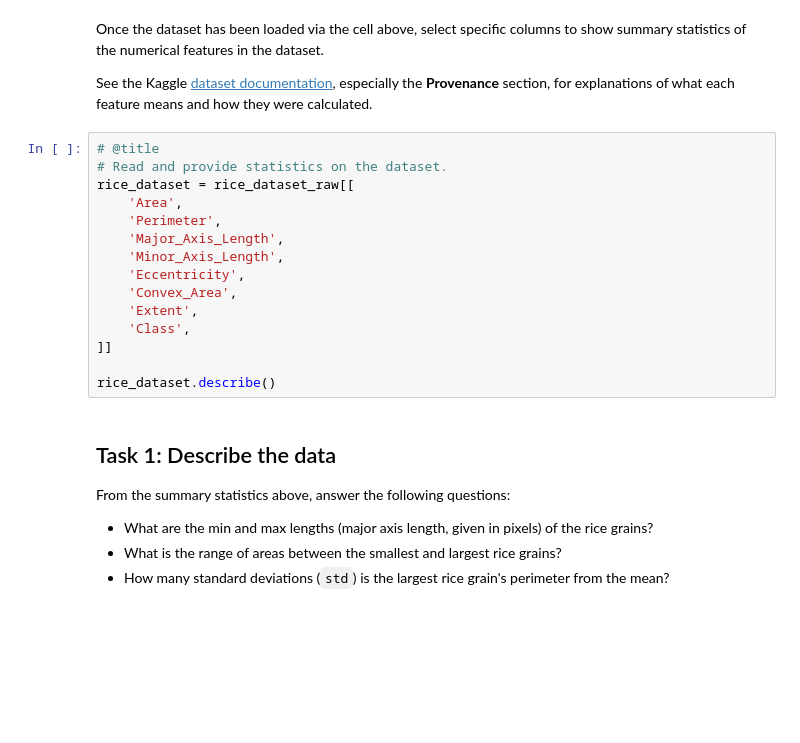
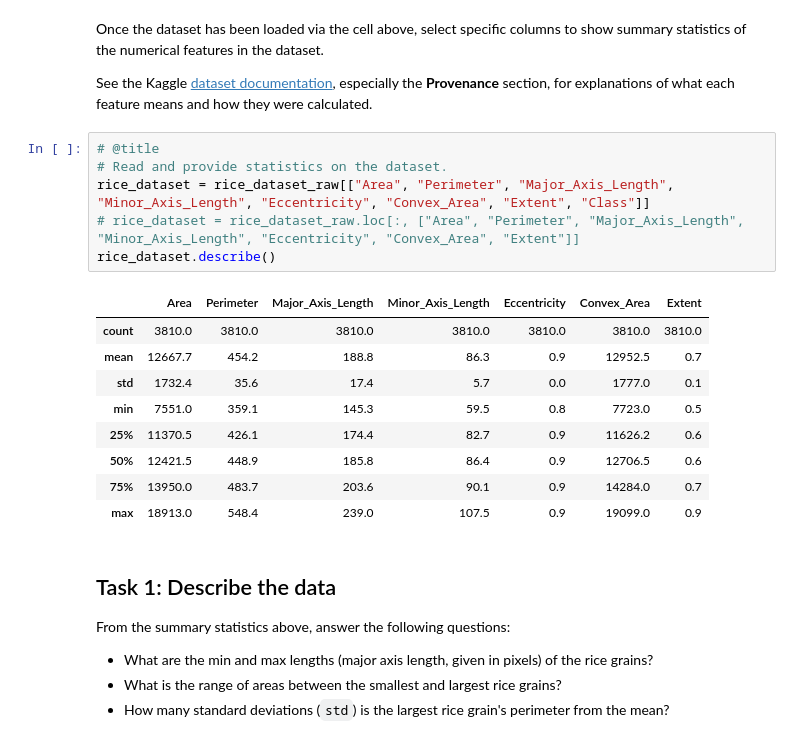
Before and after one commit to kocakcan/async_python, a Jupyter notebook: ml/cc/exercises/binary_classification_rice.ipynb, the cells around one changed output. Saved outputs shown, nothing was run; the diff lists cells and outputs as text; blank space fills up the shorter version.

```diff
--- a/ml/cc/exercises/binary_classification_rice.ipynb
+++ b/ml/cc/exercises/binary_classification_rice.ipynb
@@ -97,18 +106,19 @@ See the Kaggle [dataset documentation](https://www.kaggle.com/datasets/muratkokl
 # %%
 # @title
 # Read and provide statistics on the dataset.
-rice_dataset = rice_dataset_raw[[
-    'Area',
-    'Perimeter',
-    'Major_Axis_Length',
-    'Minor_Axis_Length',
-    'Eccentricity',
-    'Convex_Area',
-    'Extent',
-    'Class',
-]]
-
+rice_dataset = rice_dataset_raw[["Area", "Perimeter", "Major_Axis_Length", "Minor_Axis_Length", "Eccentricity", "Convex_Area", "Extent", "Class"]]
+# rice_dataset = rice_dataset_raw.loc[:, ["Area", "Perimeter", "Major_Axis_Length", "Minor_Axis_Length", "Eccentricity", "Convex_Area", "Extent"]]
 rice_dataset.describe()
+# %% [output]
+|  | Area | Perimeter | Major_Axis_Length | Minor_Axis_Length | Eccentricity | Convex_Area | Extent |
+| count | 3810.0 | 3810.0 | 3810.0 | 3810.0 | 3810.0 | 3810.0 | 3810.0 |
+| mean | 12667.7 | 454.2 | 188.8 | 86.3 | 0.9 | 12952.5 | 0.7 |
+| std | 1732.4 | 35.6 | 17.4 | 5.7 | 0.0 | 1777.0 | 0.1 |
+| min | 7551.0 | 359.1 | 145.3 | 59.5 | 0.8 | 7723.0 | 0.5 |
+| 25% | 11370.5 | 426.1 | 174.4 | 82.7 | 0.9 | 11626.2 | 0.6 |
+| 50% | 12421.5 | 448.9 | 185.8 | 86.4 | 0.9 | 12706.5 | 0.6 |
+| 75% | 13950.0 | 483.7 | 203.6 | 90.1 | 0.9 | 14284.0 | 0.7 |
+| max | 18913.0 | 548.4 | 239.0 | 107.5 | 0.9 | 19099.0 | 0.9 |
 # %% [markdown]
 ## Task 1: Describe the data
 
```
Also changed, not shown: parts of 22 cells of this notebook.
